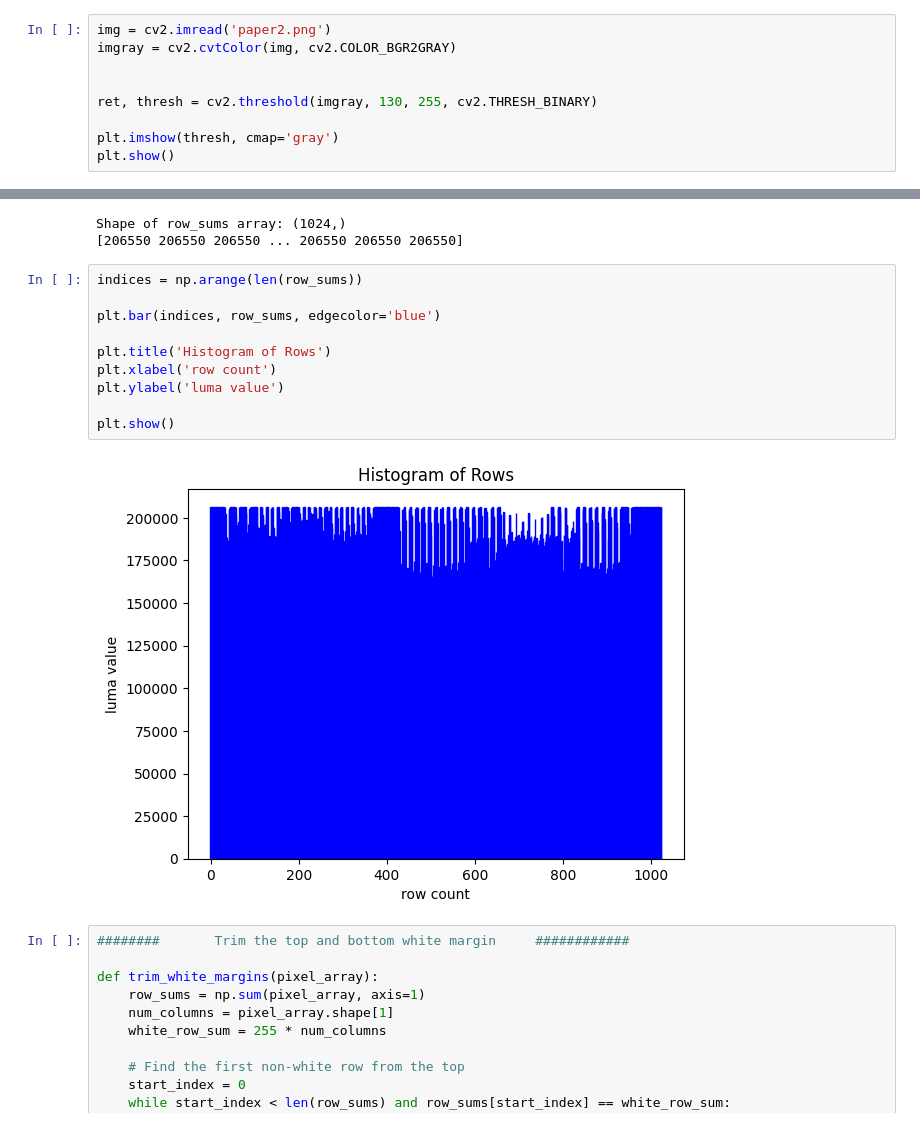
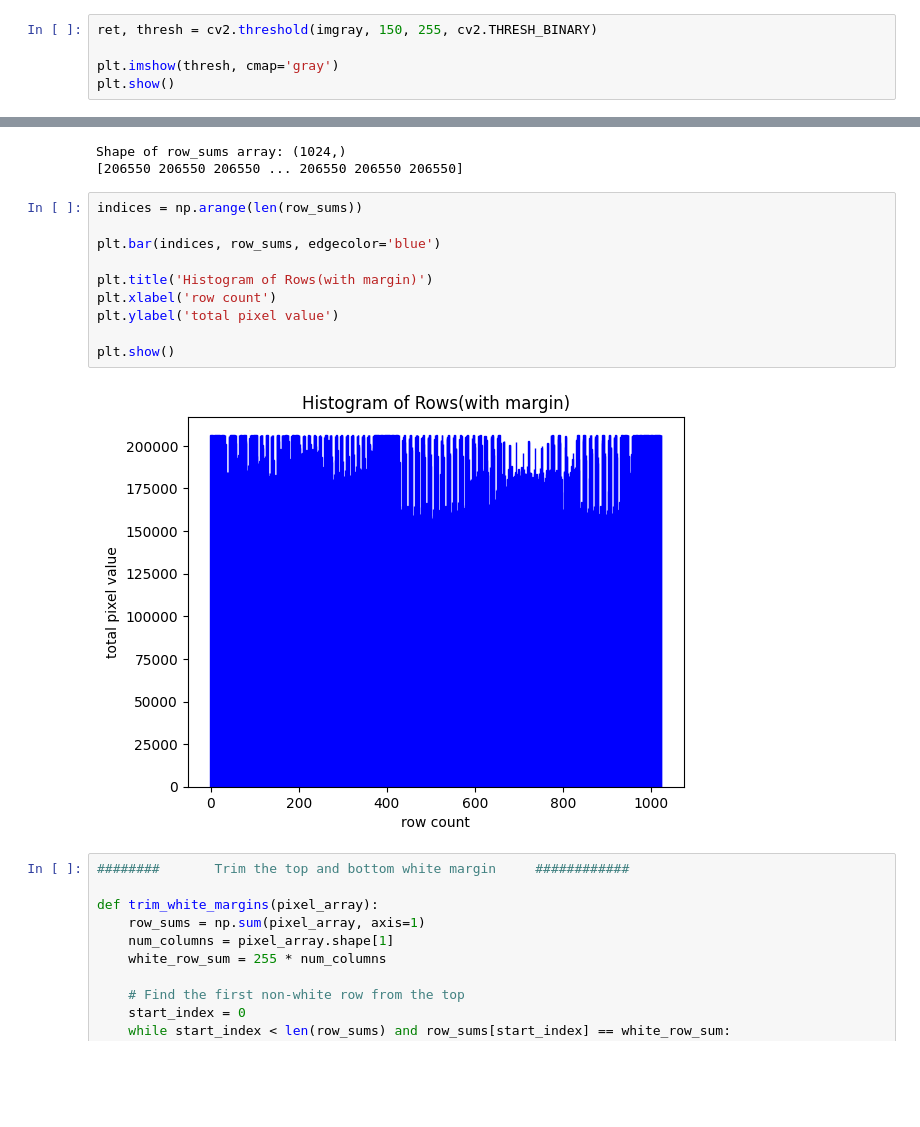
Before and after one commit to sushprova/Figure-Extraction, a Jupyter notebook: Line_gap.ipynb, the cells around one changed output, grey strips where cells are left out. Cells and saved outputs as stored; diff of their text form; blank space fills up the shorter version.

Commit message:
Working for paper2.png

```diff
--- a/Line_gap.ipynb
+++ b/Line_gap.ipynb
@@ -7,10 +7,6 @@ img = cv2.imread('paper2.png')
 imgray = cv2.cvtColor(img, cv2.COLOR_BGR2GRAY)
 # %%
-img = cv2.imread('paper2.png')
-imgray = cv2.cvtColor(img, cv2.COLOR_BGR2GRAY)
-
-
-ret, thresh = cv2.threshold(imgray, 130, 255, cv2.THRESH_BINARY)
+ret, thresh = cv2.threshold(imgray, 150, 255, cv2.THRESH_BINARY)
 
 plt.imshow(thresh, cmap='gray')
 plt.show()
@@ -35,15 +31,15 @@ Shape of row_sums array: (1024,)
 # %%
 indices = np.arange(len(row_sums))
 
 plt.bar(indices, row_sums, edgecolor='blue')
 
-plt.title('Histogram of Rows')
+plt.title('Histogram of Rows(with margin)')
 plt.xlabel('row count')
-plt.ylabel('luma value')
+plt.ylabel('total pixel value')
 
 plt.show()
 # %% [output]
-[figure, old version]
+[figure, new version]
 # %%
 ########       Trim the top and bottom white margin     ############
 
```
Also changed, not shown: parts of 7 cells of this notebook.
